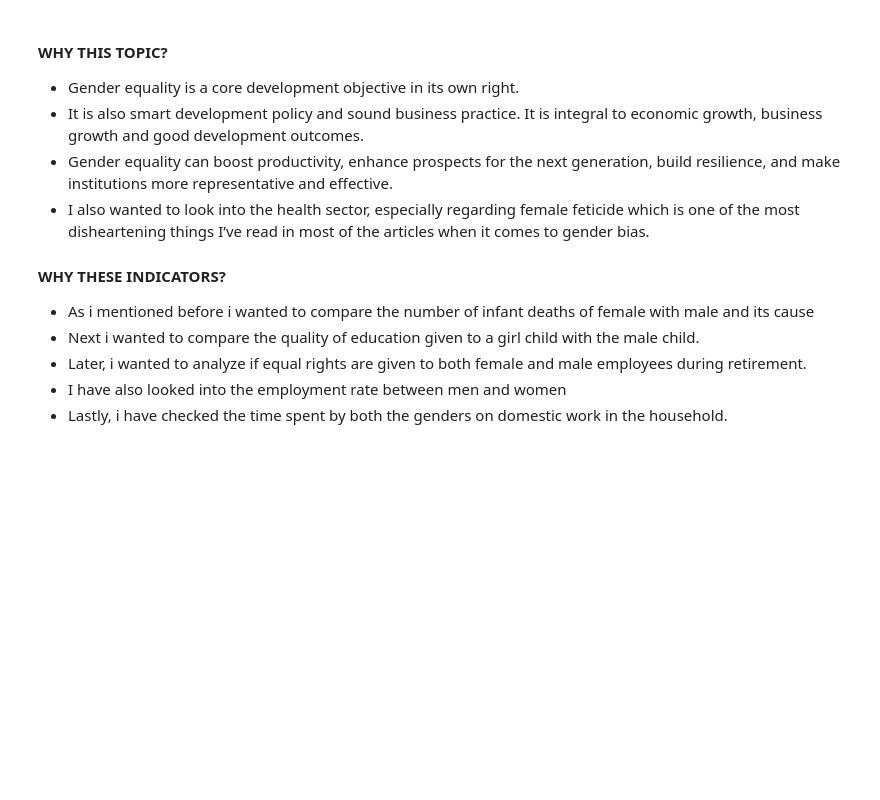
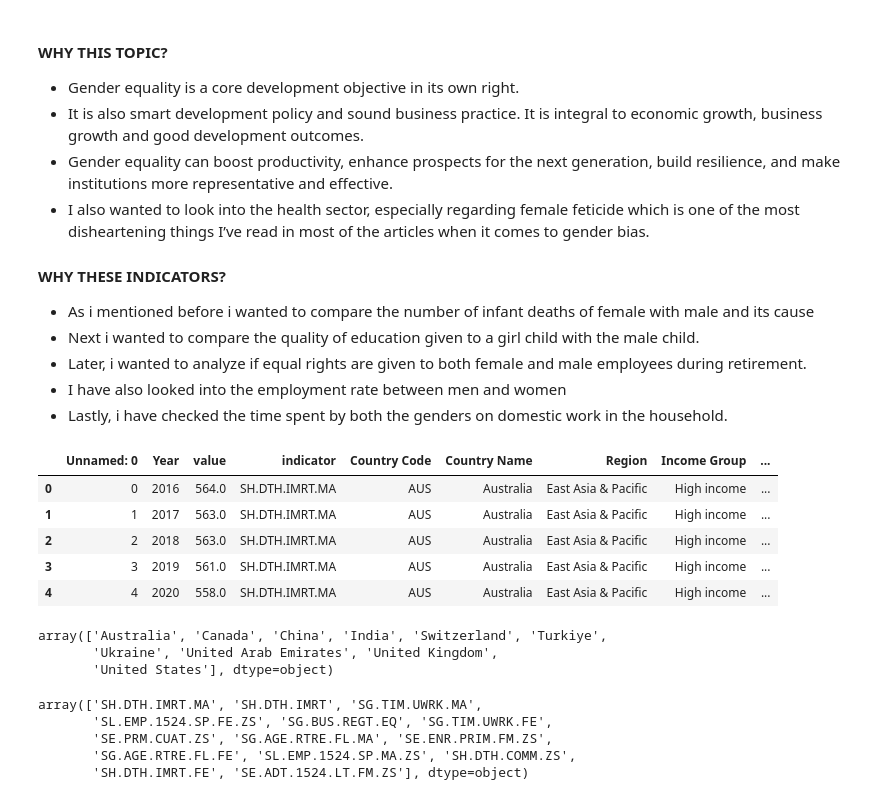
Before and after one commit to Jyothsna9618/Jabboju1, a Jupyter notebook: Individual_Project/ipynb/project.ipynb, the cells around one changed output. Cells and saved outputs as stored; diff of their text form; code cells hidden in the pictures; blank space fills up the shorter version.

```diff
--- a/Individual_Project/ipynb/project.ipynb
+++ b/Individual_Project/ipynb/project.ipynb
@@ -54,0 +60,25 @@
+# %%
+#loading the data
+df = pd.read_csv('https://raw.githubusercontent.com/Jyothsna9618/Jabboju1/main/Individual_Project/ipynb/wdx_long(2).csv')
+df.head()
+# %% [output]
+|  | Unnamed: 0 | Year | value | indicator | Country Code | Country Name | Region | Income Group | ... |
+| 0 | 0 | 2016 | 564.0 | SH.DTH.IMRT.MA | AUS | Australia | East Asia & Pacific | High income | ... |
+| 1 | 1 | 2017 | 563.0 | SH.DTH.IMRT.MA | AUS | Australia | East Asia & Pacific | High income | ... |
+| 2 | 2 | 2018 | 563.0 | SH.DTH.IMRT.MA | AUS | Australia | East Asia & Pacific | High income | ... |
+| 3 | 3 | 2019 | 561.0 | SH.DTH.IMRT.MA | AUS | Australia | East Asia & Pacific | High income | ... |
+| 4 | 4 | 2020 | 558.0 | SH.DTH.IMRT.MA | AUS | Australia | East Asia & Pacific | High income | ... |
+# %%
+df['Country Name'].unique()
+# %% [output]
+array(['Australia', 'Canada', 'China', 'India', 'Switzerland', 'Turkiye',
+       'Ukraine', 'United Arab Emirates', 'United Kingdom',
+       'United States'], dtype=object)
+# %%
+df['indicator'].unique()
+# %% [output]
+array(['SH.DTH.IMRT.MA', 'SH.DTH.IMRT', 'SG.TIM.UWRK.MA',
+       'SL.EMP.1524.SP.FE.ZS', 'SG.BUS.REGT.EQ', 'SG.TIM.UWRK.FE',
+       'SE.PRM.CUAT.ZS', 'SG.AGE.RTRE.FL.MA', 'SE.ENR.PRIM.FM.ZS',
+       'SG.AGE.RTRE.FL.FE', 'SL.EMP.1524.SP.MA.ZS', 'SH.DTH.COMM.ZS',
+       'SH.DTH.IMRT.FE', 'SE.ADT.1524.LT.FM.ZS'], dtype=object)
```
Also changed, not shown: parts of 28 cells of this notebook.
